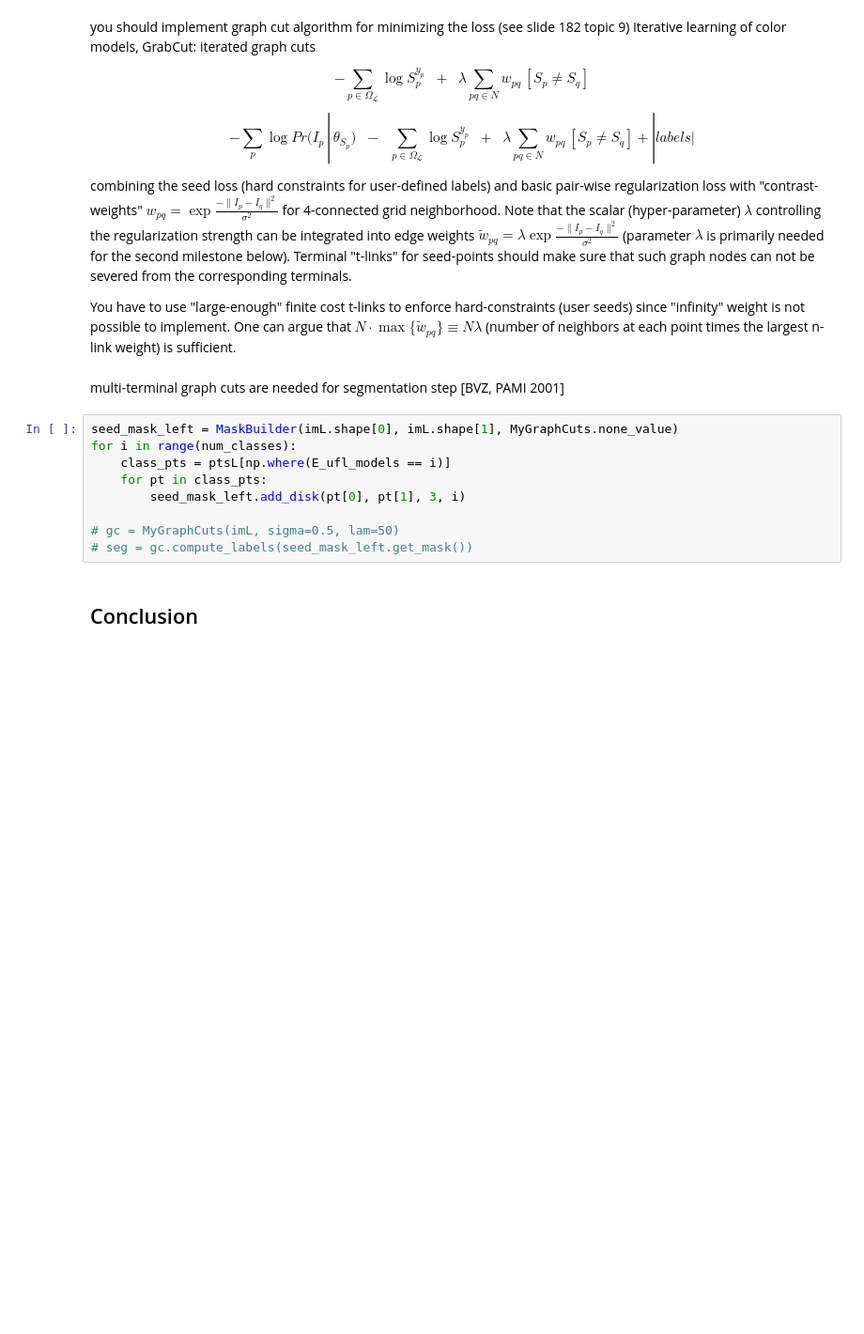
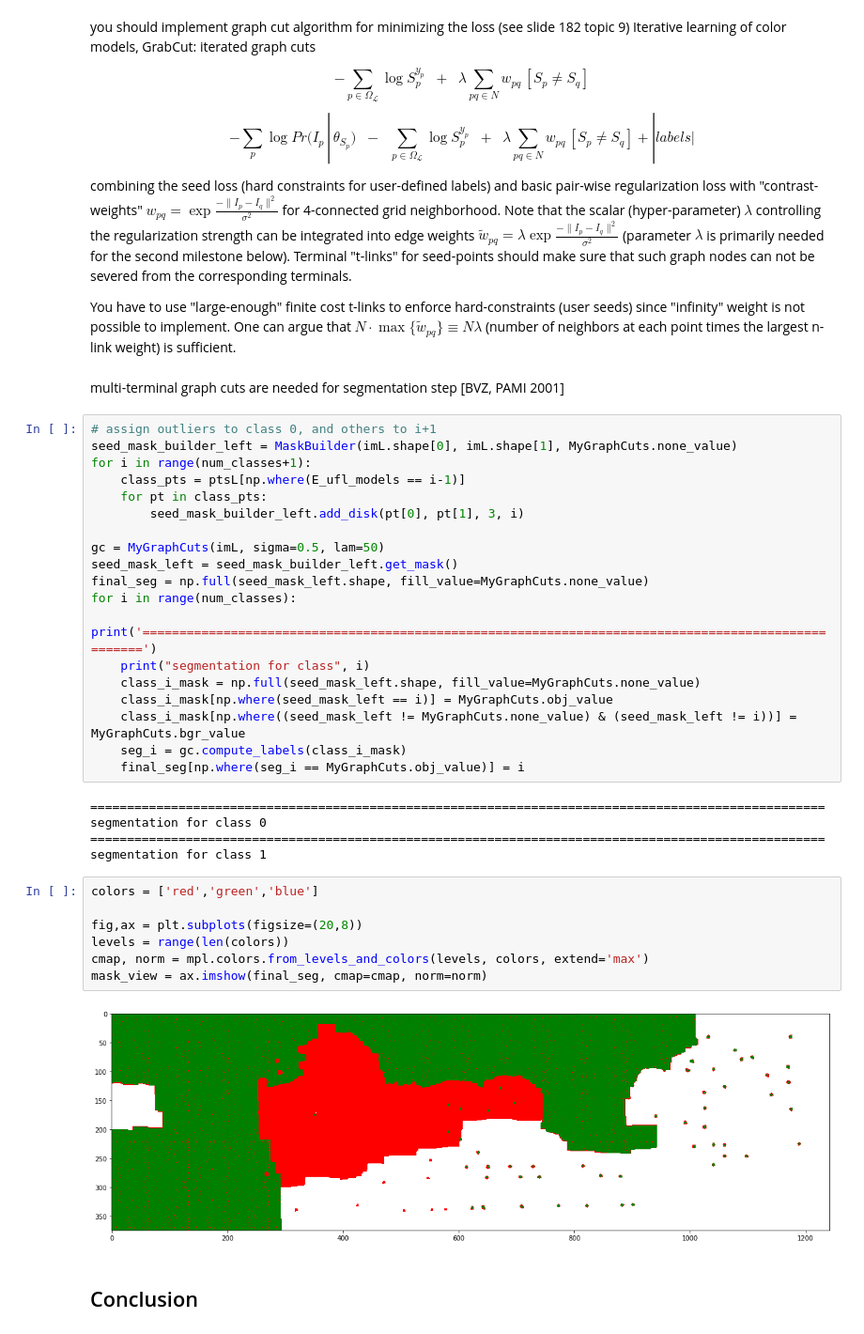
Before and after one commit to meixinzhang/rigid-moving-objects, a Jupyter notebook: rigid-moving-object.ipynb, the cells around one changed output. Shown at 94% size. Saved outputs shown, nothing was run; the diff lists cells and outputs as text; blank space fills up the shorter version.

```diff
--- a/rigid-moving-object.ipynb
+++ b/rigid-moving-object.ipynb
@@ -400,14 +555,38 @@ You have to use "large-enough" finite cost t-links to enforce hard-constraints (
 # %% [markdown]
 multi-terminal graph cuts are needed for segmentation step [BVZ, PAMI 2001]
 # %%
-seed_mask_left = MaskBuilder(imL.shape[0], imL.shape[1], MyGraphCuts.none_value)
+# assign outliers to class 0, and others to i+1
+seed_mask_builder_left = MaskBuilder(imL.shape[0], imL.shape[1], MyGraphCuts.none_value)
+for i in range(num_classes+1):
+    class_pts = ptsL[np.where(E_ufl_models == i-1)]
+    for pt in class_pts:
+        seed_mask_builder_left.add_disk(pt[0], pt[1], 3, i)
+
+gc = MyGraphCuts(imL, sigma=0.5, lam=50)
+seed_mask_left = seed_mask_builder_left.get_mask()
+final_seg = np.full(seed_mask_left.shape, fill_value=MyGraphCuts.none_value)
 for i in range(num_classes):
-    class_pts = ptsL[np.where(E_ufl_models == i)]
-    for pt in class_pts:
-        seed_mask_left.add_disk(pt[0], pt[1], 3, i)
-
-# gc = MyGraphCuts(imL, sigma=0.5, lam=50)
-# seg = gc.compute_labels(seed_mask_left.get_mask())
+    print('====================================================================================================')
+    print("segmentation for class", i)
+    class_i_mask = np.full(seed_mask_left.shape, fill_value=MyGraphCuts.none_value)
+    class_i_mask[np.where(seed_mask_left == i)] = MyGraphCuts.obj_value
+    class_i_mask[np.where((seed_mask_left != MyGraphCuts.none_value) & (seed_mask_left != i))] = MyGraphCuts.bgr_value
+    seg_i = gc.compute_labels(class_i_mask)
+    final_seg[np.where(seg_i == MyGraphCuts.obj_value)] = i
+# %% [output]
+====================================================================================================
+segmentation for class 0
+====================================================================================================
+segmentation for class 1
+# %%
+colors = ['red','green','blue']
+
+fig,ax = plt.subplots(figsize=(20,8))
+levels = range(len(colors))
+cmap, norm = mpl.colors.from_levels_and_colors(levels, colors, extend='max')
+mask_view = ax.imshow(final_seg, cmap=cmap, norm=norm)
+# %% [output]
+[figure, added]
 # %% [markdown]
 ## Conclusion
 # %% [markdown]
```
Also changed, not shown: parts of 7 cells of this notebook.
